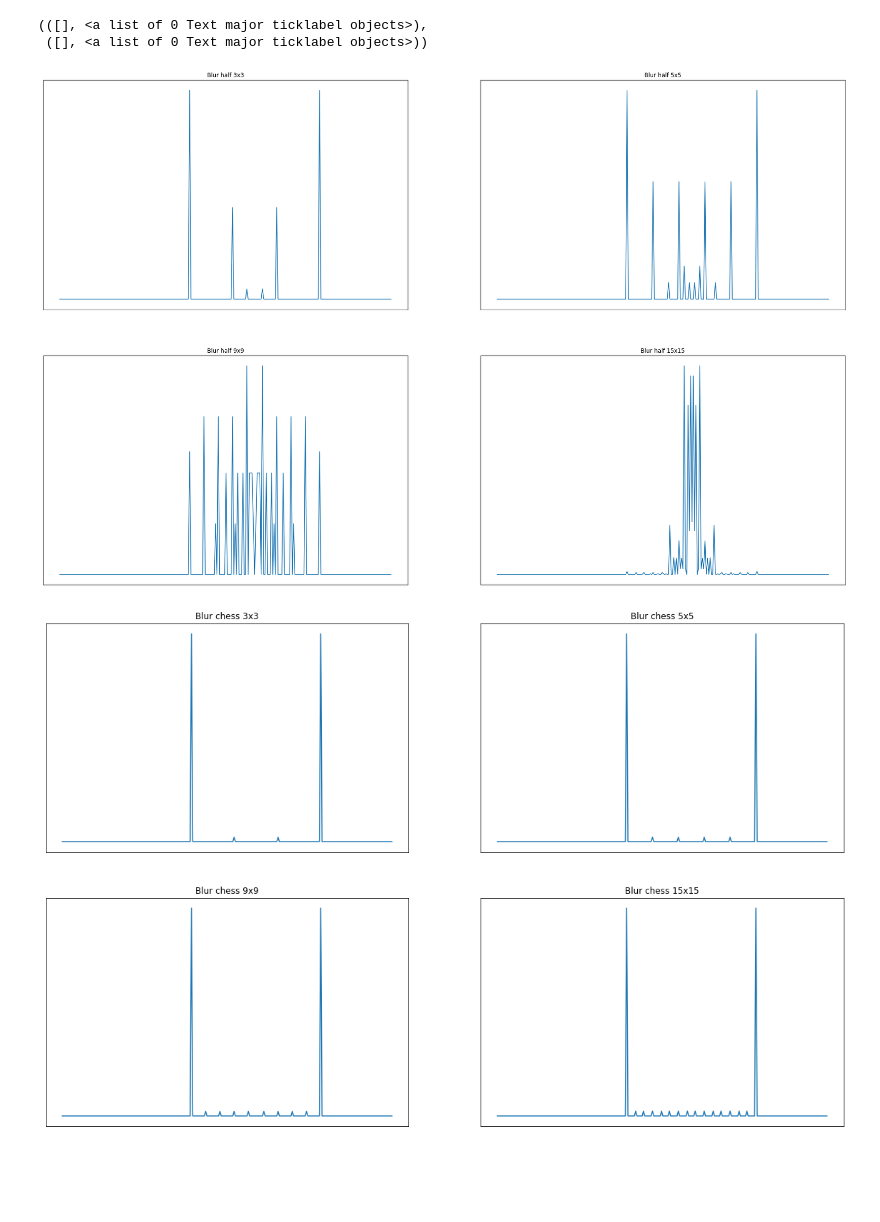
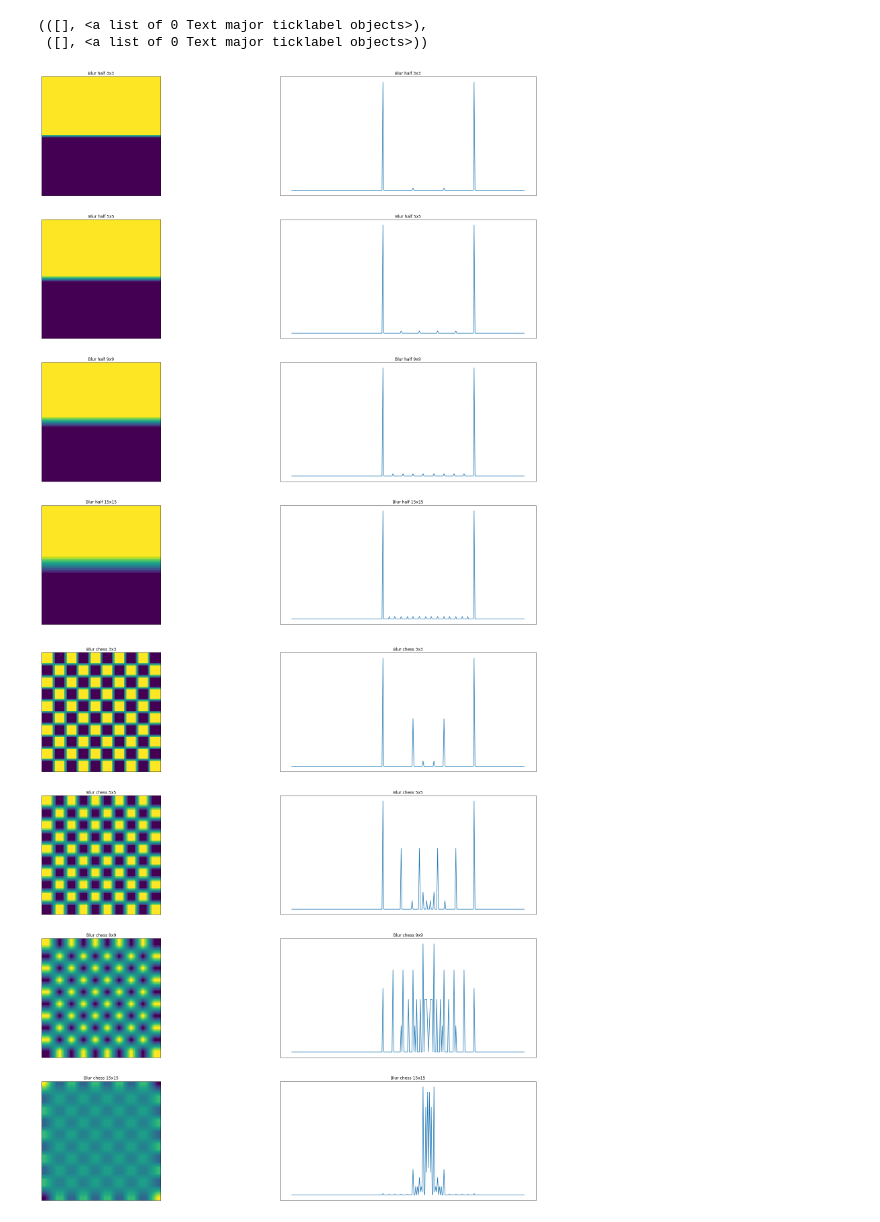
Before and after one commit to ilyakhranovskiy/Lab-mosolab-, a Jupyter notebook: Lab3_.ipynb, the cells around one changed output. Saved outputs shown, nothing was run; the diff lists cells and outputs as text; code cells hidden in the pictures; blank space fills up the shorter version.

```diff
--- a/Lab3_.ipynb
+++ b/Lab3_.ipynb
@@ -4,8 +4,8 @@
 import cv2
 import matplotlib.pyplot as plt
 import numpy as np
-img_half = cv2.imread("Lab3_chess100.png", cv2.IMREAD_GRAYSCALE)
-img_chess = cv2.imread("Lab3_half100.png", cv2.IMREAD_GRAYSCALE)
+img_chess= cv2.imread("Lab3_chess100.png", cv2.IMREAD_GRAYSCALE)
+img_half= cv2.imread("Lab3_half100.png", cv2.IMREAD_GRAYSCALE)
 
 hist_half = cv2.calcHist([img_half], [0], None, [256], [0, 256])
 hist_chess = cv2.calcHist([img_chess], [0], None, [256], [0, 256])
@@ -49,23 +49,39 @@ blur_chess15_hist=cv2.calcHist([blur_chess15], [0], None, [256], [0, 256])
 
 
 plt.figure(figsize=(30,30))
-plt.subplot(321),plt.plot(blur_half3_hist),plt.title('Blur half 3x3')
+plt.subplot(421),plt.imshow(blur_half3),plt.title('Blur half 3x3')
 plt.xticks([]), plt.yticks([])
-plt.subplot(322),plt.plot(blur_half5_hist ),plt.title('Blur half 5x5')
+plt.subplot(422),plt.plot(blur_half3_hist ),plt.title('Blur half 3x3')
 plt.xticks([]), plt.yticks([])
-plt.subplot(323),plt.plot(blur_half9_hist ),plt.title('Blur half 9x9')
+plt.subplot(423),plt.imshow(blur_half5),plt.title('Blur half 5x5')
 plt.xticks([]), plt.yticks([])
-plt.subplot(324),plt.plot(blur_half15_hist ),plt.title('Blur half 15x15')
+plt.subplot(424),plt.plot(blur_half5_hist ),plt.title('Blur half 5x5')
+plt.xticks([]), plt.yticks([])
+plt.subplot(425),plt.imshow(blur_half9),plt.title('Blur half 9x9')
+plt.xticks([]), plt.yticks([])
+plt.subplot(426),plt.plot(blur_half9_hist ),plt.title('Blur half 9x9')
+plt.xticks([]), plt.yticks([])
+plt.subplot(427),plt.imshow(blur_half15),plt.title('Blur half 15x15')
+plt.xticks([]), plt.yticks([])
+plt.subplot(428),plt.plot(blur_half15_hist ),plt.title('Blur half 15x15')
 plt.xticks([]), plt.yticks([])
 
 
-plt.figure(figsize=(20,20))
-plt.subplot(321),plt.plot(blur_chess3_hist),plt.title('Blur chess 3x3')
+plt.figure(figsize=(30,30))
+plt.subplot(421),plt.imshow(blur_chess3),plt.title('Blur chess 3x3')
 plt.xticks([]), plt.yticks([])
-plt.subplot(322),plt.plot(blur_chess5_hist ),plt.title('Blur chess 5x5')
+plt.subplot(422),plt.plot(blur_chess3_hist ),plt.title('Blur chess 3x3')
 plt.xticks([]), plt.yticks([])
-plt.subplot(323),plt.plot(blur_chess9_hist ),plt.title('Blur chess 9x9')
+plt.subplot(423),plt.imshow(blur_chess5),plt.title('Blur chess 5x5')
 plt.xticks([]), plt.yticks([])
-plt.subplot(324),plt.plot(blur_chess15_hist ),plt.title('Blur chess 15x15')
+plt.subplot(424),plt.plot(blur_chess5_hist ),plt.title('Blur chess 5x5')
 plt.xticks([]), plt.yticks([])
+plt.subplot(425),plt.imshow(blur_chess9),plt.title('Blur chess 9x9')
+plt.xticks([]), plt.yticks([])
+plt.subplot(426),plt.plot(blur_chess9_hist ),plt.title('Blur chess 9x9')
+plt.xticks([]), plt.yticks([])
+plt.subplot(427),plt.imshow(blur_chess15),plt.title('Blur chess 15x15')
+plt.xticks([]), plt.yticks([])
+plt.subplot(428),plt.plot(blur_chess15_hist ),plt.title('Blur chess 15x15')
+plt.xticks([]), plt.yticks([])
 # %% [output]
@@ -74,4 +90,4 @@ plt.xticks([]), plt.yticks([])
 (([], <a list of 0 Text major ticklabel objects>),
  ([], <a list of 0 Text major ticklabel objects>))
-[figure, old version]
+[figure, new version]
-[figure, old version]
+[figure, new version]
```
Also changed, not shown: parts of 1 cell of this notebook.
